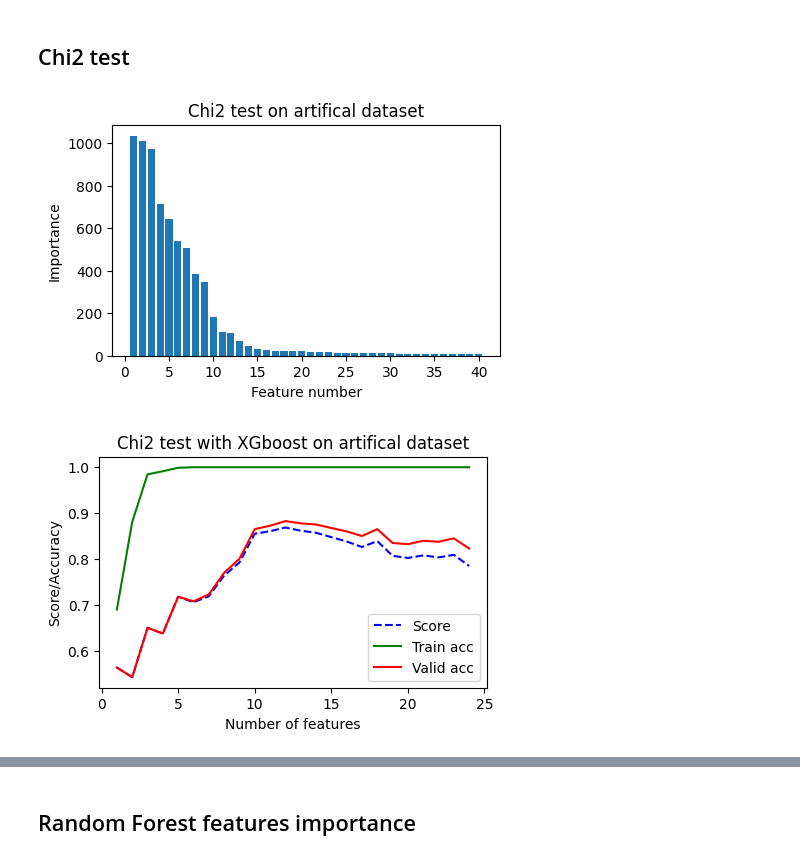
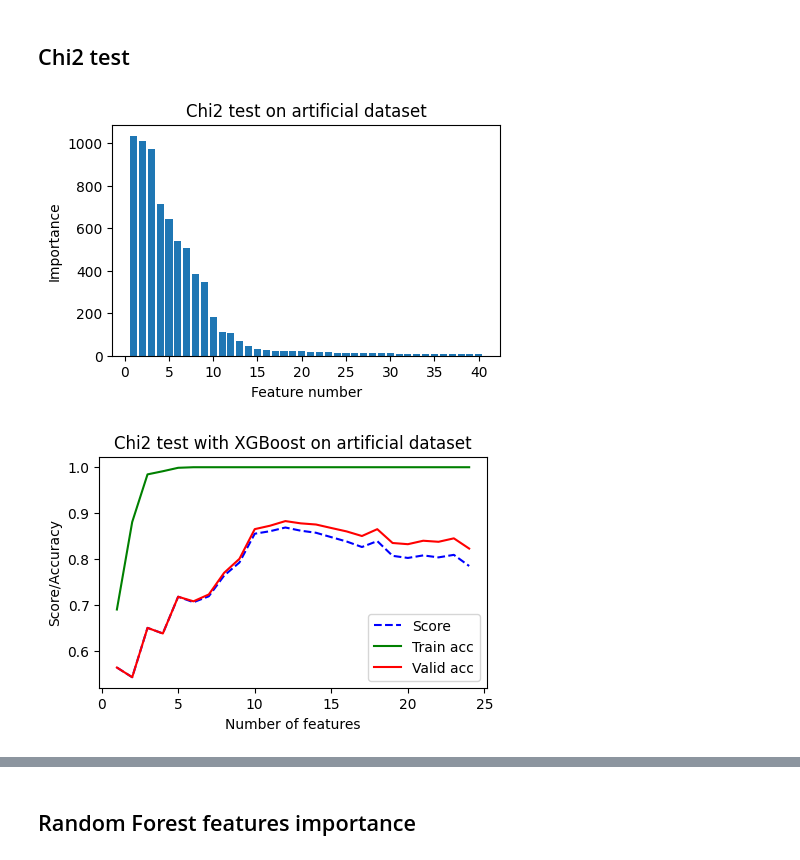
Before and after one commit to mstaczek/Feature-Selection-methods-project, a Jupyter notebook: artificial_clean.ipynb, the cells around one changed output, grey strips where cells are left out. Saved outputs shown, nothing was run; the diff lists cells and outputs as text; code cells hidden in the pictures.

```diff
--- a/artificial_clean.ipynb
+++ b/artificial_clean.ipynb
@@ -184,15 +65,16 @@ final_results.append(print_results_for_specific_features(results_df, min_feature
 # %% [markdown]
 ## Chi2 test
 # %%
+method_name = 'Chi2 test'
 importances = get_importance_chi2(X_train, y_train)
-plot_first_k_percent_importances(importances, 'Chi2 test on artifical dataset', 8)
+plot_first_k_percent_importances(importances, f'{method_name} on {dataset_name} dataset', 8)
 results_df = get_results_df_by_features(importances, model, model_params_dict,
                                         X_train, y_train, X_valid, y_valid,
                                         desired_features, features_min, features_max, step)
-make_plot_by_features(results_df, 'Chi2 test with XGboost on artifical dataset')
+make_plot_by_features(results_df, f'Chi2 test with {model_name} on {dataset_name} dataset')
 # %% [output]
-[figure, old version]
+[figure, new version]
-[figure, old version]
+[figure, new version]
 # %%
 min_features = 9
 max_features = 13
```
Also changed, not shown: parts of 21 cells of this notebook, 8 other files.
